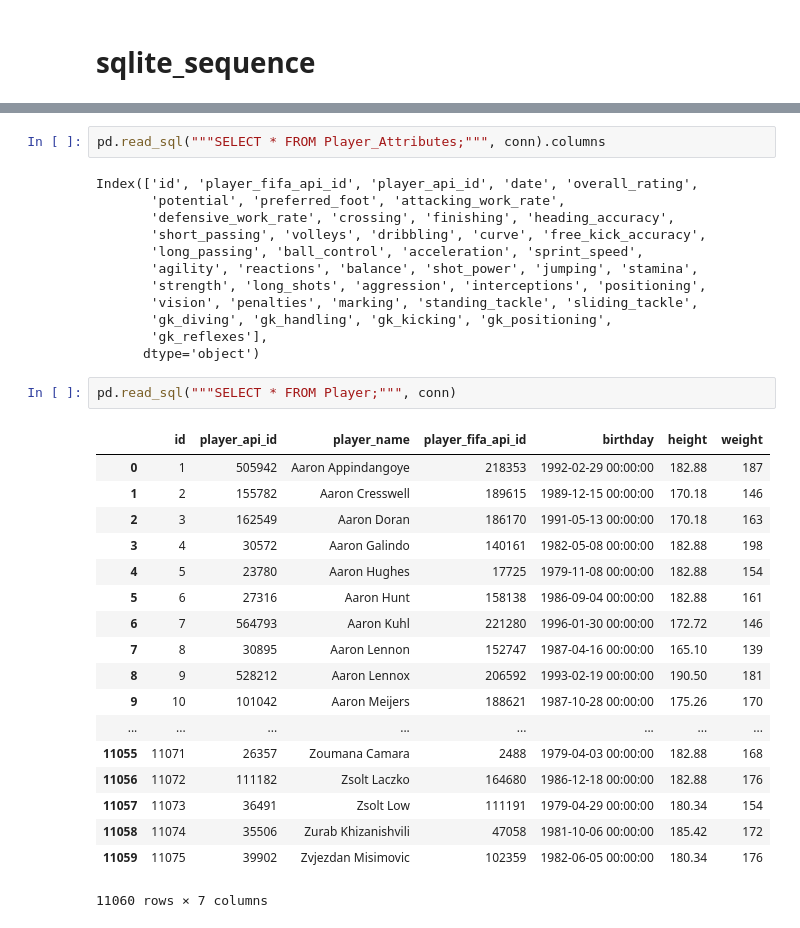
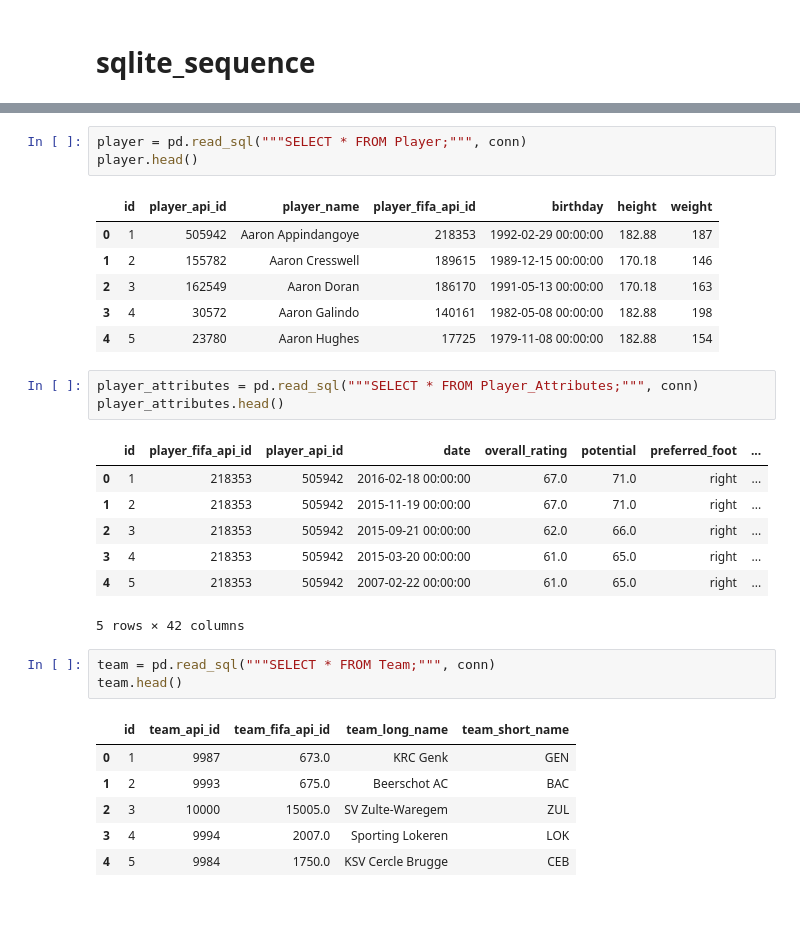
Before and after one commit to Kshitij68/sql_to_neo4J, a Jupyter notebook: Data Exploration.ipynb, the cells around one changed output, grey strips where cells are left out. Cells and saved outputs as stored; diff of their text form.

```diff
--- a/Data Exploration.ipynb
+++ b/Data Exploration.ipynb
@@ -59,38 +59,34 @@ pd.read_sql("""SELECT * FROM sqlite_sequence;""", conn)
 | 4 | Player | 11075 |
 | 5 | Player_Attributes | 183978 |
 | 6 | Team_Attributes | 1458 |
+# %%
+player = pd.read_sql("""SELECT * FROM Player;""", conn)
+player.head()
+# %% [output]
+|  | id | player_api_id | player_name | player_fifa_api_id | birthday | height | weight |
+| 0 | 1 | 505942 | Aaron Appindangoye | 218353 | 1992-02-29 00:00:00 | 182.88 | 187 |
+| 1 | 2 | 155782 | Aaron Cresswell | 189615 | 1989-12-15 00:00:00 | 170.18 | 146 |
+| 2 | 3 | 162549 | Aaron Doran | 186170 | 1991-05-13 00:00:00 | 170.18 | 163 |
+| 3 | 4 | 30572 | Aaron Galindo | 140161 | 1982-05-08 00:00:00 | 182.88 | 198 |
+| 4 | 5 | 23780 | Aaron Hughes | 17725 | 1979-11-08 00:00:00 | 182.88 | 154 |
 # %%
-pd.read_sql("""SELECT * FROM Player_Attributes;""", conn).columns
+player_attributes = pd.read_sql("""SELECT * FROM Player_Attributes;""", conn)
+player_attributes.head()
 # %% [output]
+|  | id | player_fifa_api_id | player_api_id | date | overall_rating | potential | preferred_foot | ... |
+| 0 | 1 | 218353 | 505942 | 2016-02-18 00:00:00 | 67.0 | 71.0 | right | ... |
+| 1 | 2 | 218353 | 505942 | 2015-11-19 00:00:00 | 67.0 | 71.0 | right | ... |
+| 2 | 3 | 218353 | 505942 | 2015-09-21 00:00:00 | 62.0 | 66.0 | right | ... |
+| 3 | 4 | 218353 | 505942 | 2015-03-20 00:00:00 | 61.0 | 65.0 | right | ... |
+| 4 | 5 | 218353 | 505942 | 2007-02-22 00:00:00 | 61.0 | 65.0 | right | ... |
-Index(['id', 'player_fifa_api_id', 'player_api_id', 'date', 'overall_rating',
-       'potential', 'preferred_foot', 'attacking_work_rate',
-       'defensive_work_rate', 'crossing', 'finishing', 'heading_accuracy',
-       'short_passing', 'volleys', 'dribbling', 'curve', 'free_kick_accuracy',
-       'long_passing', 'ball_control', 'acceleration', 'sprint_speed',
-       'agility', 'reactions', 'balance', 'shot_power', 'jumping', 'stamina',
-       'strength', 'long_shots', 'aggression', 'interceptions', 'positioning',
-       'vision', 'penalties', 'marking', 'standing_tackle', 'sliding_tackle',
-       'gk_diving', 'gk_handling', 'gk_kicking', 'gk_positioning',
-       'gk_reflexes'],
-      dtype='object')
+5 rows × 42 columns
 # %%
-pd.read_sql("""SELECT * FROM Player;""", conn)
+team = pd.read_sql("""SELECT * FROM Team;""", conn)
+team.head()
 # %% [output]
-|  | id | player_api_id | player_name | player_fifa_api_id | birthday | height | weight |
-| 0 | 1 | 505942 | Aaron Appindangoye | 218353 | 1992-02-29 00:00:00 | 182.88 | 187 |
-| 1 | 2 | 155782 | Aaron Cresswell | 189615 | 1989-12-15 00:00:00 | 170.18 | 146 |
-| 2 | 3 | 162549 | Aaron Doran | 186170 | 1991-05-13 00:00:00 | 170.18 | 163 |
-| 3 | 4 | 30572 | Aaron Galindo | 140161 | 1982-05-08 00:00:00 | 182.88 | 198 |
-| 4 | 5 | 23780 | Aaron Hughes | 17725 | 1979-11-08 00:00:00 | 182.88 | 154 |
-| 5 | 6 | 27316 | Aaron Hunt | 158138 | 1986-09-04 00:00:00 | 182.88 | 161 |
-| 6 | 7 | 564793 | Aaron Kuhl | 221280 | 1996-01-30 00:00:00 | 172.72 | 146 |
-| 7 | 8 | 30895 | Aaron Lennon | 152747 | 1987-04-16 00:00:00 | 165.10 | 139 |
-| 8 | 9 | 528212 | Aaron Lennox | 206592 | 1993-02-19 00:00:00 | 190.50 | 181 |
-| 9 | 10 | 101042 | Aaron Meijers | 188621 | 1987-10-28 00:00:00 | 175.26 | 170 |
-| ... | ... | ... | ... | ... | ... | ... | ... |
-| 11055 | 11071 | 26357 | Zoumana Camara | 2488 | 1979-04-03 00:00:00 | 182.88 | 168 |
-| 11056 | 11072 | 111182 | Zsolt Laczko | 164680 | 1986-12-18 00:00:00 | 182.88 | 176 |
-| 11057 | 11073 | 36491 | Zsolt Low | 111191 | 1979-04-29 00:00:00 | 180.34 | 154 |
-| 11058 | 11074 | 35506 | Zurab Khizanishvili | 47058 | 1981-10-06 00:00:00 | 185.42 | 172 |
-| 11059 | 11075 | 39902 | Zvjezdan Misimovic | 102359 | 1982-06-05 00:00:00 | 180.34 | 176 |
+|  | id | team_api_id | team_fifa_api_id | team_long_name | team_short_name |
+| 0 | 1 | 9987 | 673.0 | KRC Genk | GEN |
+| 1 | 2 | 9993 | 675.0 | Beerschot AC | BAC |
+| 2 | 3 | 10000 | 15005.0 | SV Zulte-Waregem | ZUL |
+| 3 | 4 | 9994 | 2007.0 | Sporting Lokeren | LOK |
+| 4 | 5 | 9984 | 1750.0 | KSV Cercle Brugge | CEB |
-11060 rows × 7 columns
```
Also changed, not shown: parts of 17 cells of this notebook.
